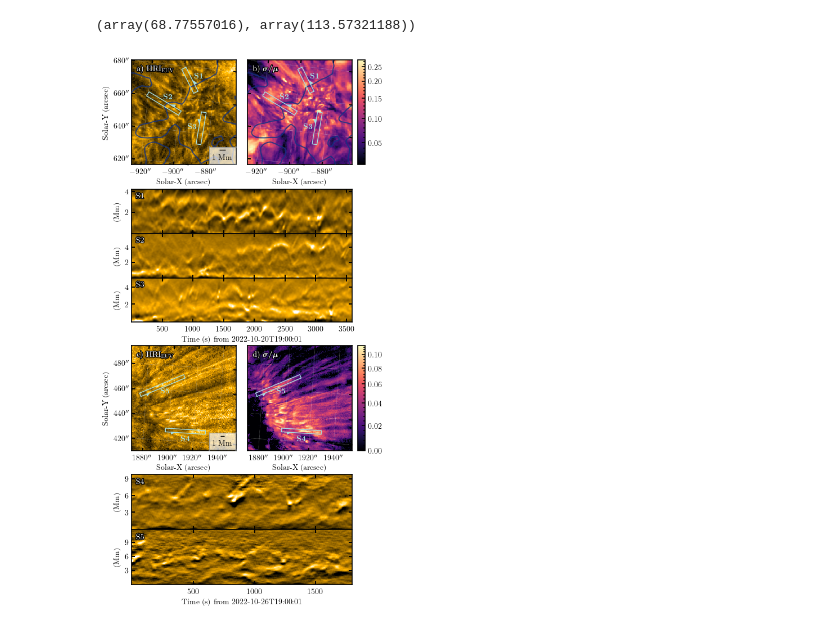
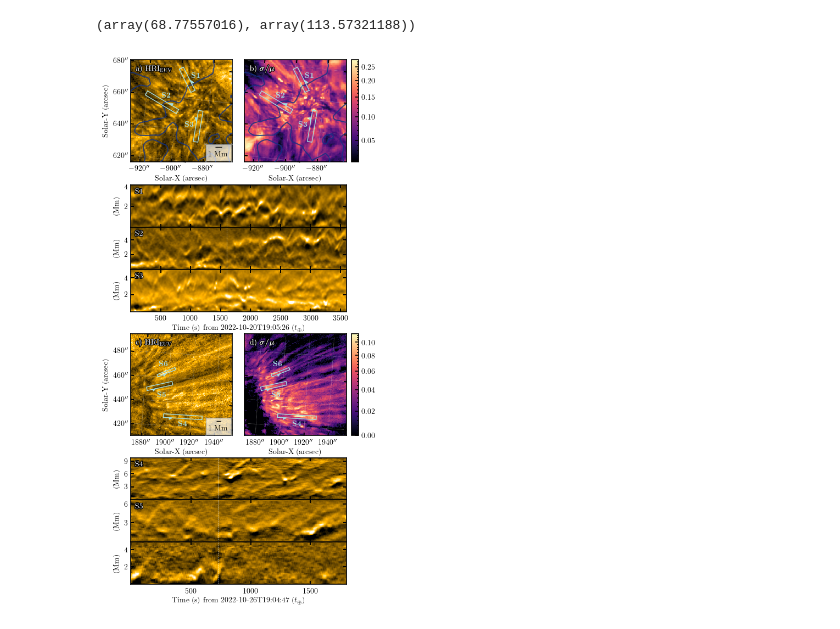
Before and after one commit to yjzhu-solar/EIS_DKIST_SolO, a Jupyter notebook: ipynb/ms_eis_eui_upflow/eui_stackplot.ipynb, the cells around one changed output. Saved outputs shown, nothing was run; the diff lists cells and outputs as text; code cells hidden in the pictures.

Commit message:
update plots for manuscript

```diff
--- a/ipynb/ms_eis_eui_upflow/eui_stackplot.ipynb
+++ b/ipynb/ms_eis_eui_upflow/eui_stackplot.ipynb
@@ -50,7 +51,7 @@ hri_1020_map_std = np.nan_to_num(hri_1020_map_std, nan=0.0,)
 hri_1020_Txshift = (9.41462 - 20.8515)*u.arcsec
 hri_1020_Tyshift = (7.05089-8.29747)*u.arcsec
 hri_1020_map_wow = hri_1020_map_seq[181].shift_reference_coord(hri_1020_Txshift,hri_1020_Tyshift)
-hri_1020_map_wow = sunpy.map.Map(wow(hri_1020_map_wow.data, bilateral=1, denoise_coefficients=[5,3])[0],
+hri_1020_map_wow = sunpy.map.Map(wow(hri_1020_map_seq_data[:,:,320], bilateral=1, denoise_coefficients=[5,3])[0],
                                  hri_1020_map_wow.meta)
 hri_1020_map_std = sunpy.map.Map(hri_1020_map_std, hri_1020_map_wow.meta)
 # %%
@@ -70,7 +71,7 @@ hri_1026_map_std = np.nan_to_num(hri_1026_map_std, nan=0.0,)
 hri_1026_Txshift = (-0.0235313 - 6.3736)*u.arcsec
 hri_1026_Tyshift = (7.82867 - 0.685765)*u.arcsec
 hri_1026_map_wow = hri_1026_map_seq[181].shift_reference_coord(hri_1026_Txshift,hri_1026_Tyshift)
-hri_1026_map_wow = sunpy.map.Map(wow(hri_1026_map_wow.data, bilateral=1, denoise_coefficients=[5,3])[0],
+hri_1026_map_wow = sunpy.map.Map(wow(hri_1026_map_seq_data[:,:,145], bilateral=1, denoise_coefficients=[5,3])[0],
                                  hri_1026_map_wow.meta)
 hri_1026_map_std = sunpy.map.Map(hri_1026_map_std, hri_1026_map_wow.meta)
 # %%
@@ -139,7 +140,11 @@ def generate_slit_data(select_x, select_y, line_width, image_seq_prep, wcs_index
 
     slit_intensity = u.Quantity(intensity).T
     # slit_intensity_sharp = skimage.filters.unsharp_mask(slit_intensity, radius=(31,0), amount=1.5, preserve_range=True)
-    slit_intensity_sharp = slit_intensity - cv2.GaussianBlur(slit_intensity,(1,29),0,10)
+    # slit_intensity_sharp = (slit_intensity - cv2.GaussianBlur(slit_intensity,(1,29),0,10))/cv2.GaussianBlur(slit_intensity,(1,29),0,10)
+    gaussian_kernel = Gaussian2DKernel(x_stddev=1e-3, y_stddev=5)
+    slit_intensity_convolve = convolve(slit_intensity, gaussian_kernel, boundary='extend')
+    slit_intensity_sharp = (slit_intensity - slit_intensity_convolve)/slit_intensity_convolve
+    # slit_intensity_sharp = wow(slit_intensity.value, bilateral=1, denoise_coefficients=[5,3])[0]
     # slit_intensity_sharp = np.gradient(slit_intensity, axis=-1)
 
     # slit_intensity_sharp = skimage.filters.sato(slit_intensity, sigmas=[1,], black_ridges=False)
@@ -222,15 +227,20 @@ hri_1026_slit_4_pixels_idx, hri_1026_slit_4_pixels_idy, hri_1026_slit_4_cube = \
     generate_slit_data(hri_1026_slit_4_pix_x, hri_1026_slit_4_pix_y, 7, hri_1026_map_seq,
                           map_wcs=hri_1026_map_wow.wcs)
 
-hri_1026_slit_5_pix_x, hri_1026_slit_5_pix_y = [14,86], [90.5,120.5]
+hri_1026_slit_5_pix_x, hri_1026_slit_5_pix_y = [27,70], [78,87.5]
 hri_1026_slit_5_pixels_idx, hri_1026_slit_5_pixels_idy, hri_1026_slit_5_cube = \
     generate_slit_data(hri_1026_slit_5_pix_x, hri_1026_slit_5_pix_y, 7, hri_1026_map_seq,
                             map_wcs=hri_1026_map_wow.wcs)
 
+hri_1026_slit_6_pix_x, hri_1026_slit_6_pix_y = [45,45+25*1.2], [100,100+12]
+hri_1026_slit_6_pixels_idx, hri_1026_slit_6_pixels_idy, hri_1026_slit_6_cube = \
+    generate_slit_data(hri_1026_slit_6_pix_x, hri_1026_slit_6_pix_y, 5, hri_1026_map_seq,
+                            map_wcs=hri_1026_map_wow.wcs)
+
 
 with rc_context(ms_style_dict):
-    fig = plt.figure(figsize=(5, 9.8), layout='constrained')
-    gs = fig.add_gridspec(9, 2, height_ratios = [1]*2 + [0.8]*3 + [1]*4)
+    fig = plt.figure(figsize=(5, 10), layout='constrained')
+    gs = fig.add_gridspec(10, 2, height_ratios = [1]*2 + [0.8]*3 + [1]*2 + [0.8]*3)
     ax1 = fig.add_subplot(gs[:2, 0], projection=hri_1020_map_wow)
     ax2 = fig.add_subplot(gs[:2, 1], projection=hri_1020_map_wow)
 
@@ -283,6 +293,9 @@ with rc_context(ms_style_dict):
                                                   vmax=np.nanpercentile(hri_1020_slit_3_cube.data, 99.5),
                                                   ))
 
+    for ax_ in (ax3,ax4,ax5):
+        ax_.axvline(320, color='white', lw=0.5, alpha=0.8, ls='--')
+
     ax6 = fig.add_subplot(gs[5:7, 0], projection=hri_1026_map_wow)
     ax7 = fig.add_subplot(gs[5:7, 1], projection=hri_1026_map_wow)
 
@@ -304,7 +317,10 @@ with rc_context(ms_style_dict):
                     color="#A5DEE4", alpha=1, text=r'\textbf{S4}',text_offset=12)
 
     plot_slit_position(hri_1026_slit_5_pixels_idx, hri_1026_slit_5_pixels_idy, ax6, ax7, triangle_length=5, triangle_anchor_index=10, triangle_ratio=0.6,
-                    color="#A5DEE4", alpha=1, text=r'\textbf{S5}',text_offset=10)
+                    color="#A5DEE4", alpha=1, text=r'\textbf{S5}',text_offset=15)
+
+    plot_slit_position(hri_1026_slit_6_pixels_idx, hri_1026_slit_6_pixels_idy, ax6, ax7, triangle_length=5, triangle_anchor_index=10, triangle_ratio=0.6,
+                    color="#A5DEE4", alpha=1, text=r'\textbf{S6}',text_offset=-15)
 
 
     ax8 = fig.add_subplot(gs[7,:], projection=hri_1026_slit_4_cube.wcs)
@@ -317,7 +333,16 @@ with rc_context(ms_style_dict):
     hri_1026_slit_5_cube.plot(axes=ax9, aspect='auto', cmap='sdoaia171',
                               norm=ImageNormalize(vmin=np.nanpercentile(hri_1026_slit_5_cube.data, 1),
                                                     vmax=np.nanpercentile(hri_1026_slit_5_cube.data, 99.9),
-                                                  stretch=AsinhStretch(0.5)))
+                                                  stretch=AsinhStretch(0.5)), interpolation='none')
+
+    ax10 = fig.add_subplot(gs[9,:], projection=hri_1026_slit_6_cube.wcs)
+    hri_1026_slit_6_cube.plot(axes=ax10, aspect='auto', cmap='sdoaia171',
+                              norm=ImageNormalize(vmin=np.nanpercentile(hri_1026_slit_6_cube.data, 1),
+                                                    vmax=np.nanpercentile(hri_1026_slit_6_cube.data, 99.9),
+                                                  stretch=AsinhStretch(0.5)), interpolation='none')
+
+    for ax_ in (ax8,ax9,ax10):
+        ax_.axvline(145, color='white', lw=0.5, alpha=0.8, ls='--')
 
 
     ax1.set_xlabel('Solar-X (arcsec)', labelpad=0.8)
@@ -357,34 +382,39 @@ with rc_context(ms_style_dict):
 
     ax5.coords[0].set_ticklabel_visible(True)
     ax5.coords[0].axislabels.set_visible(True)
-    ax5.set_xlabel(f'Time (s) from {hri_1020_map_seq[0].date.isot[:-4]}',labelpad=0.8)
+    ax5.set_xlabel(r'Time (s) from {} ($t_{{\oplus}}$)'.format(hri_1020_map_seq[0].meta['date_ear'][:-4]),labelpad=0.8)
 
     ax6.text(0.05, 0.95, r'\textbf{c) HRI\textsubscript{EUV}}', transform=ax6.transAxes, color='white', fontsize=10,
                 ha='left', va='top', path_effects=[path_effects.withStroke(linewidth=2, foreground='black')])
 
     ax7.text(0.05, 0.95, r'\textbf{d)} $\boldsymbol{\sigma/\mu}$', transform=ax7.transAxes, color='white', fontsize=10,
                 ha='left', va='top', path_effects=[path_effects.withStroke(linewidth=2, foreground='black')])
 
     ax8.text(0.02, 0.92, r'\textbf{S4}', transform=ax8.transAxes, color='white', fontsize=10,
                 ha='left', va='top', path_effects=[path_effects.withStroke(linewidth=2, foreground='black')])
 
     ax9.text(0.02, 0.92, r'\textbf{S5}', transform=ax9.transAxes, color='white', fontsize=10,
                 ha='left', va='top', path_effects=[path_effects.withStroke(linewidth=2, foreground='black')])
 
     ax8.coords[0].set_ticklabel_visible(False)
     ax8.coords[0].axislabels.set_visible(False)
     ax8.coords[1].set_ticks(spacing=3*u.Mm)
     ax8.set_ylabel('(Mm)')
 
-    ax9.set_xlabel(f'Time (s) from {hri_1026_map_seq[0].date.isot[:-4]}',labelpad=0.8)
+    ax9.coords[0].set_ticklabel_visible(False)
+    ax9.coords[0].axislabels.set_visible(False)
+    ax9.coords[1].set_ticks(spacing=3*u.Mm)
     ax9.set_ylabel('(Mm)')
-    ax9.coords[1].set_ticks(spacing=3*u.Mm)
+
+    ax10.set_xlabel(r'Time (s) from {} ($t_{{\oplus}}$)'.format(hri_1026_map_seq[0].meta['date_ear'][:-4]),labelpad=0.8)
+    ax10.set_ylabel('(Mm)')
+    ax10.coords[1].set_ticks(spacing=2*u.Mm)
 
     fig.get_layout_engine().set(w_pad=1/72., h_pad=0., hspace=0,
                             wspace=0)
 
 
     plt.savefig("../../figs/ms_eis_eui_upflow/eui_upflow_stackplot.pdf", bbox_inches='tight', dpi=300)
     plt.show()
 # %% [output]
-[figure, old version]
+[figure, new version]
```
Also changed, not shown: parts of 1 cell of this notebook, 13 other files.
